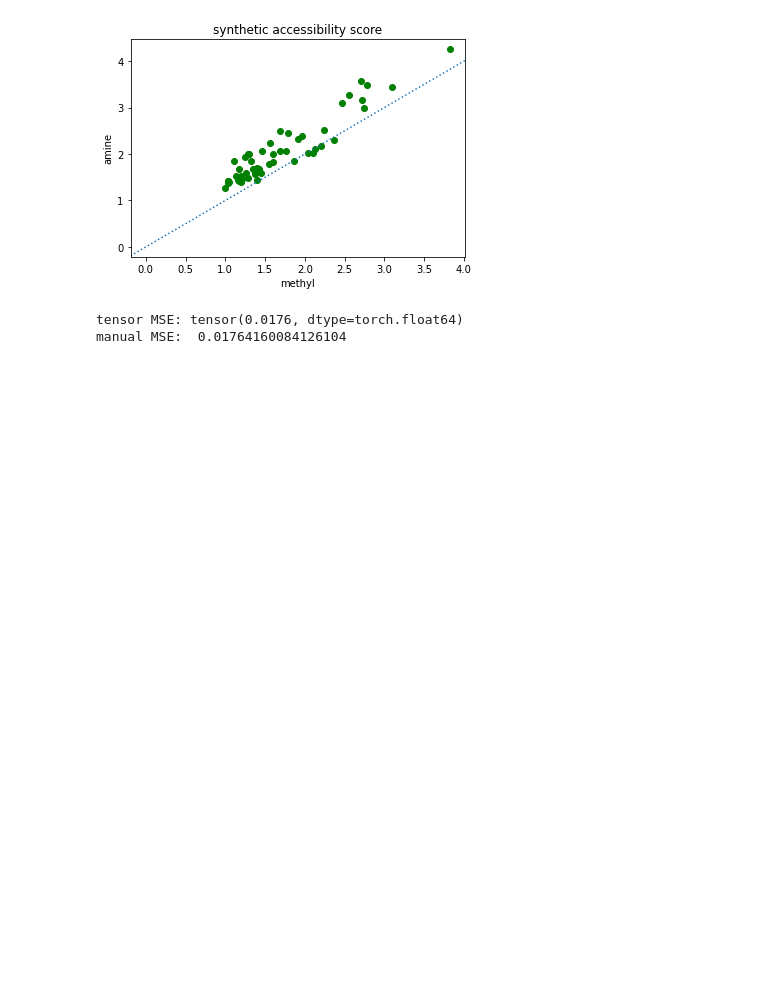
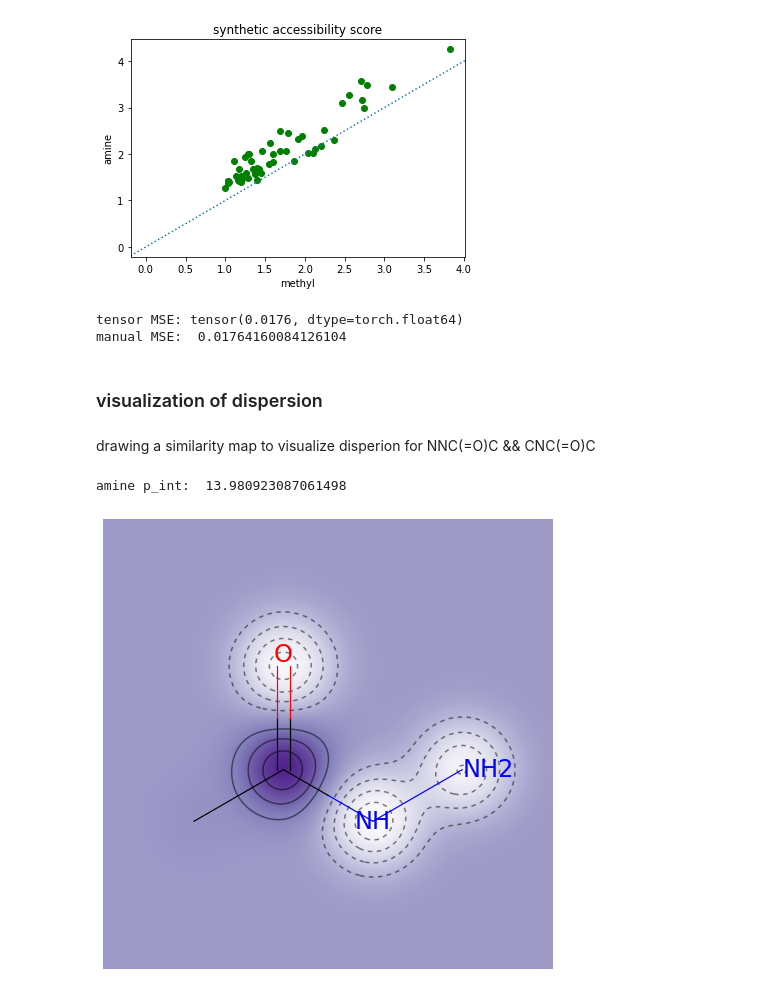
Before and after one commit to huynmela/PeptoidsProject, a Jupyter notebook: smiles_props.ipynb, the cells around one changed output. Cells and saved outputs as stored; diff of their text form; code cells hidden in the pictures; blank space fills up the shorter version.

```diff
--- a/smiles_props.ipynb
+++ b/smiles_props.ipynb
@@ -372,3 +393,17 @@ manual MSE:  0.11111111111111109
 [figure]
 tensor MSE: tensor(0.0176, dtype=torch.float64)
 manual MSE:  0.01764160084126104
+# %% [markdown]
+### visualization of dispersion
+# %% [markdown]
+drawing a similarity map to visualize disperion for NNC(=O)C && CNC(=O)C
+# %%
+mol = rdkit.Chem.MolFromSmiles(smiles[0])
+AllChem.ComputeGasteigerCharges(mol)
+contribs = [mol.GetAtomWithIdx(i).GetDoubleProp('_GasteigerCharge') for i in range(mol.GetNumAtoms())]
+fig = SimilarityMaps.GetSimilarityMapFromWeights(mol, contribs, colorMap='Purples', contourLines=10)
+elements, coordinates = morfeus.read_xyz('C:/Users/Mel/Box/School/Internships/REU/PeptoidsProject/data/amine_xyz/amine1.xyz')
+print("amine p_int: ", morfeus.Dispersion(elements, coordinates).atom_p_int[1])
+# %% [output]
+amine p_int:  13.980923087061498
+[figure, added]
```
Also changed, not shown: parts of 43 cells of this notebook.
